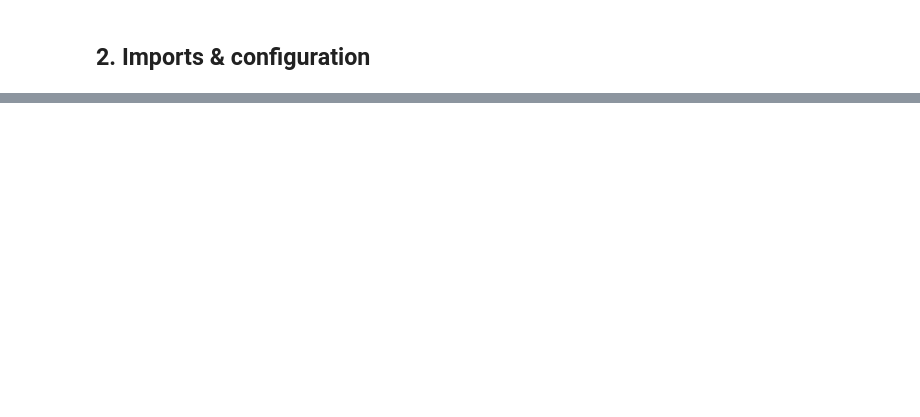
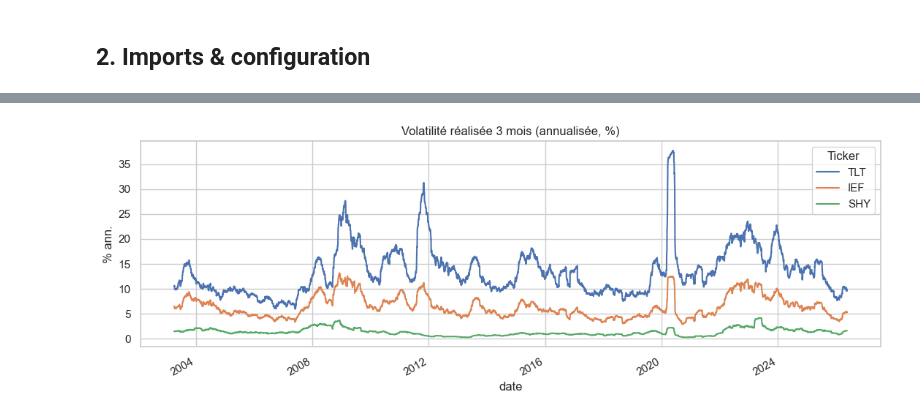
Before and after one commit to jbouniol/financial-engineering-lbo, a Jupyter notebook: notebooks/01_EDA.ipynb, the cells around one changed output, grey strips where cells are left out. Saved outputs shown, nothing was run; the diff lists cells and outputs as text; code cells hidden in the pictures; blank space fills up the shorter version.

```diff
--- a/notebooks/01_EDA.ipynb
+++ b/notebooks/01_EDA.ipynb
@@ -38,0 +96,14 @@ Résumé des observations clés et hypothèses à tester dans `02_backtest_and_s
+# %%
+returns = prices.pct_change().dropna()
+
+z = (returns - returns.mean()) / returns.std()
+outliers = (z.abs() > 5).sum()
+print("Jours avec |z| > 5 par ticker :")
+print(outliers)
+
+worst = pd.DataFrame({
+    "date": returns.idxmin().dt.strftime("%Y-%m-%d"),
+    "ret_%": (returns.min() * 100).round(2),
+})
+print("\nWorst day per ticker :")
+print(worst)
@@ -38,0 +128,13 @@ Résumé des observations clés et hypothèses à tester dans `02_backtest_and_s
+# %%
+ANN = 252
+
+stats = pd.DataFrame({
+    "mean_ann_%":   returns.mean() * ANN * 100,
+    "vol_ann_%":    returns.std() * np.sqrt(ANN) * 100,
+    "sharpe":       returns.mean() / returns.std() * np.sqrt(ANN),
+    "skew":         returns.skew(),
+    "kurt":         returns.kurt(),
+    "min_day_%":    returns.min() * 100,
+    "max_day_%":    returns.max() * 100,
+})
+stats.round(2)
@@ -38,0 +188,9 @@ Résumé des observations clés et hypothèses à tester dans `02_backtest_and_s
+# %%
+vol = returns.rolling(63).std() * np.sqrt(ANN) * 100
+fig, ax = plt.subplots(figsize=(11, 4))
+vol.plot(ax=ax)
+ax.set_title("Volatilité réalisée 3 mois (annualisée, %)")
+ax.set_ylabel("% ann.")
+plt.tight_layout()
+# %% [output]
+[figure, added]
```
Also changed, not shown: parts of 30 cells of this notebook, 5 other files.
